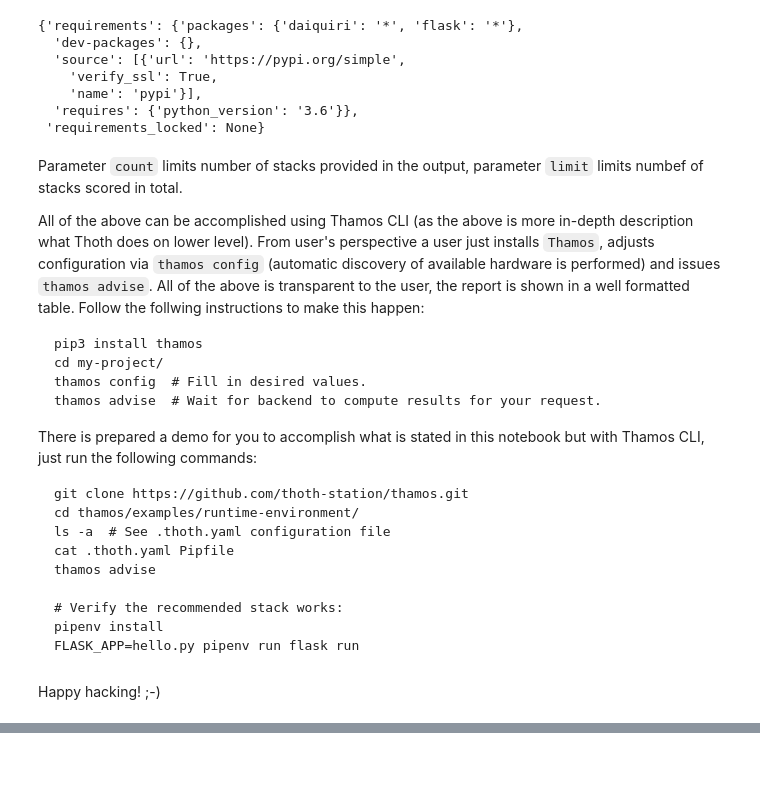
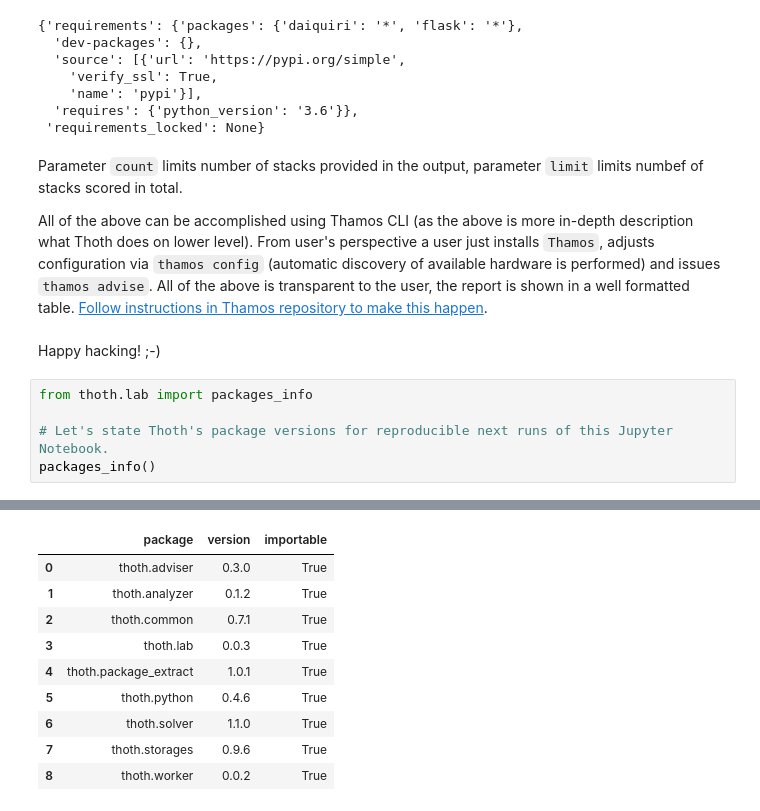
Before and after one commit to thoth-station/notebooks, a Jupyter notebook: notebooks/Thoth 0.5.0 - Example 1 Guided Notebook.ipynb, the cells around one changed output, grey strips where cells are left out. Drawn from its saved outputs; the diff is of its cells as text; blank space fills up the shorter version.

Commit message:
Minor improvements in notebook

````diff
--- a/notebooks/Thoth 0.5.0 - Example 1 Guided Notebook.ipynb
+++ b/notebooks/Thoth 0.5.0 - Example 1 Guided Notebook.ipynb
@@ -290,27 +298,12 @@ Project.from_strings(PIPFILE_STR).to_dict()
 # %% [markdown]
 Parameter `count` limits number of stacks provided in the output, parameter `limit` limits numbef of stacks scored in total.
 
-All of the above can be accomplished using Thamos CLI (as the above is more in-depth description what Thoth does on lower level). From user's perspective a user just installs `Thamos`, adjusts configuration via `thamos config` (automatic discovery of available hardware is performed) and issues `thamos advise`. All of the above is transparent to the user, the report is shown in a well formatted table. Follow the follwing instructions to make this happen:
-
-```
-pip3 install thamos
-cd my-project/
-thamos config  # Fill in desired values.
-thamos advise  # Wait for backend to compute results for your request.
-```
-
-There is prepared a demo for you to accomplish what is stated in this notebook but with Thamos CLI, just run the following commands:
-
-```
-git clone https://github.com/thoth-station/thamos.git
-cd thamos/examples/runtime-environment/
-ls -a  # See .thoth.yaml configuration file
-cat .thoth.yaml Pipfile
-thamos advise
-
-# Verify the recommended stack works:
-pipenv install
-FLASK_APP=hello.py pipenv run flask run
-```
+All of the above can be accomplished using Thamos CLI (as the above is more in-depth description what Thoth does on lower level). From user's perspective a user just installs `Thamos`, adjusts configuration via `thamos config` (automatic discovery of available hardware is performed) and issues `thamos advise`. All of the above is transparent to the user, the report is shown in a well formatted table. [Follow instructions in Thamos repository to make this happen](https://github.com/thoth-station/thamos/tree/master/examples/lockdown).
 # %% [markdown]
 Happy hacking! ;-)
+# %%
+from thoth.lab import packages_info
+
+# Let's state Thoth's package versions for reproducible next runs of this Jupyter Notebook.
+packages_info()
+# %% [output]
@@ -316,0 +312,10 @@ Happy hacking! ;-)
+|  | package | version | importable |
+| 0 | thoth.adviser | 0.3.0 | True |
+| 1 | thoth.analyzer | 0.1.2 | True |
+| 2 | thoth.common | 0.7.1 | True |
+| 3 | thoth.lab | 0.0.3 | True |
+| 4 | thoth.package_extract | 1.0.1 | True |
+| 5 | thoth.python | 0.4.6 | True |
+| 6 | thoth.solver | 1.1.0 | True |
+| 7 | thoth.storages | 0.9.6 | True |
+| 8 | thoth.worker | 0.0.2 | True |
````
Also changed, not shown: parts of 3 cells of this notebook.
